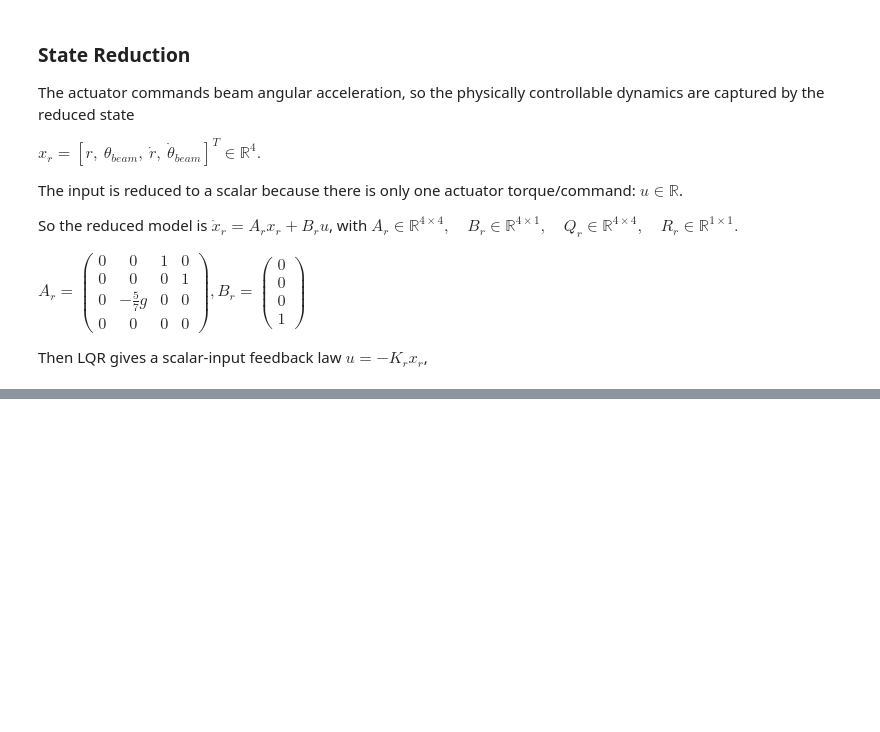
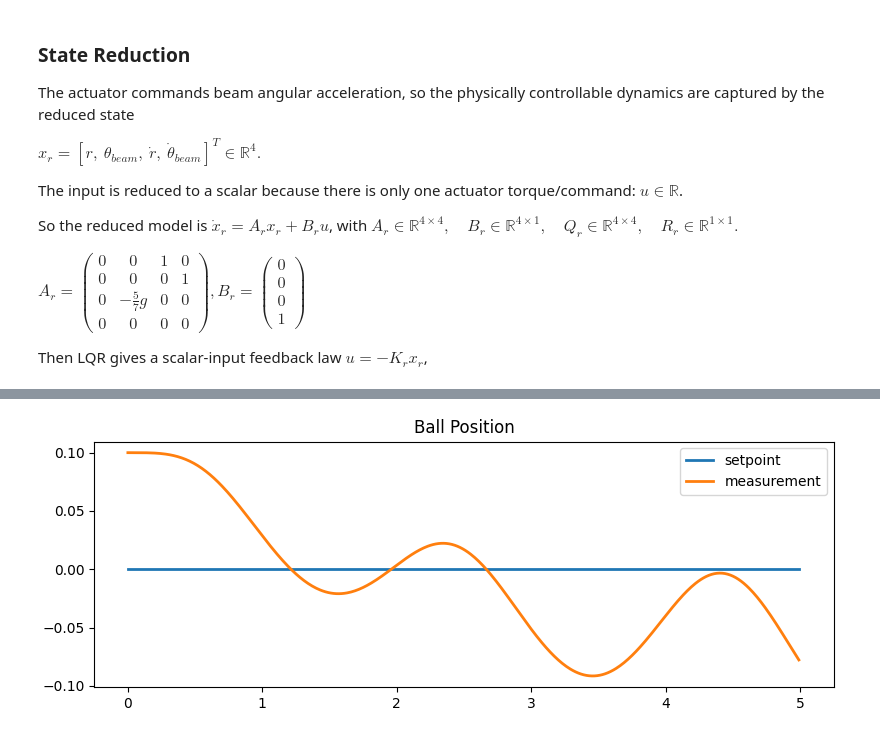
Before and after one commit to kaloyankdimitrov/ballnbeam, a Jupyter notebook: ballnbeam.ipynb, the cells around one changed output, grey strips where cells are left out. Cells and saved outputs as stored; diff of their text form; code cells hidden in the pictures; blank space fills up the shorter version.

Commit message:
Added a simple feedforward neural network.

```diff
--- a/ballnbeam.ipynb
+++ b/ballnbeam.ipynb
@@ -352,0 +403,35 @@ if not LIVE:
+# %%
+# Initialize network
+ff_network = FFNetwork(input_size=4, hidden_size=128, output_size=1, rngs=nnx.Rngs(0))
+
+# Create optimizer
+optimizer = nnx.ModelAndOptimizer(ff_network, optax.adam(learning_rate=1e-4))
+
+# for symmetrical evaluation
+q_init = [0.1, 0., 0., 0.] # ball pos[m], ball angle[rad], beam pos[m], beam angle[rad]
+q_opp_init = [-0.05, 0., 0., 0.] # ball pos[m], ball angle[rad], beam pos[m], beam angle[rad]
+qdot_init = [0., 0., 0., 0.] # ball vel[m/s], ball angular vel[rad/s], beam vel[m/s], beam angular vel[rad/s]
+
+def loss_fn(model):
+    # x = jnp.array(q_init + qdot_init)
+    # total_loss = 0.0
+    # for _ in range(N//2):
+    #     action = model(reduce_dimensions(x))
+    #     x = rk4_step(dyn_step, x, dt, action[0])
+    #     total_loss += x[0] ** 2
+    # return total_loss
+    def simulate(x):
+        total_loss = 0.0
+        for _ in range(N // 2):
+            action = model(reduce_dimensions(x))
+            x = rk4_step(dyn_step, x, dt, action[0])
+            total_loss += x[0] ** 2
+        return total_loss
+    return simulate(jnp.array(q_init + qdot_init)) + simulate(jnp.array(q_opp_init + qdot_init))
+
+# Training loop
+num_epochs = 1000
+for epoch in tqdm(range(num_epochs), desc="Training"):
+    loss, grads = nnx.value_and_grad(loss_fn)(ff_network)
+    optimizer.update(grads)
+    tqdm.write(f'Epoch [{epoch+1}/{num_epochs}], Loss: {loss:.4f}')
@@ -352,0 +452,12 @@ if not LIVE:
+# %%
+# Run the simulation with the trained network
+nn_plot = BallPlot()
+x0 = jnp.array(q_init + qdot_init)
+for k in range(N):
+    action = ff_network(reduce_dimensions(x0))
+    x0 = rk4_step(dyn_step, x0, dt, action[0])
+    nn_plot.update_ball_plot(k*dt, 0, x0[0])
+
+nn_plot.show_ball_plot(N * dt)
+# %% [output]
+[figure, added]
```
Also changed, not shown: parts of 12 cells of this notebook, 2 other files.
